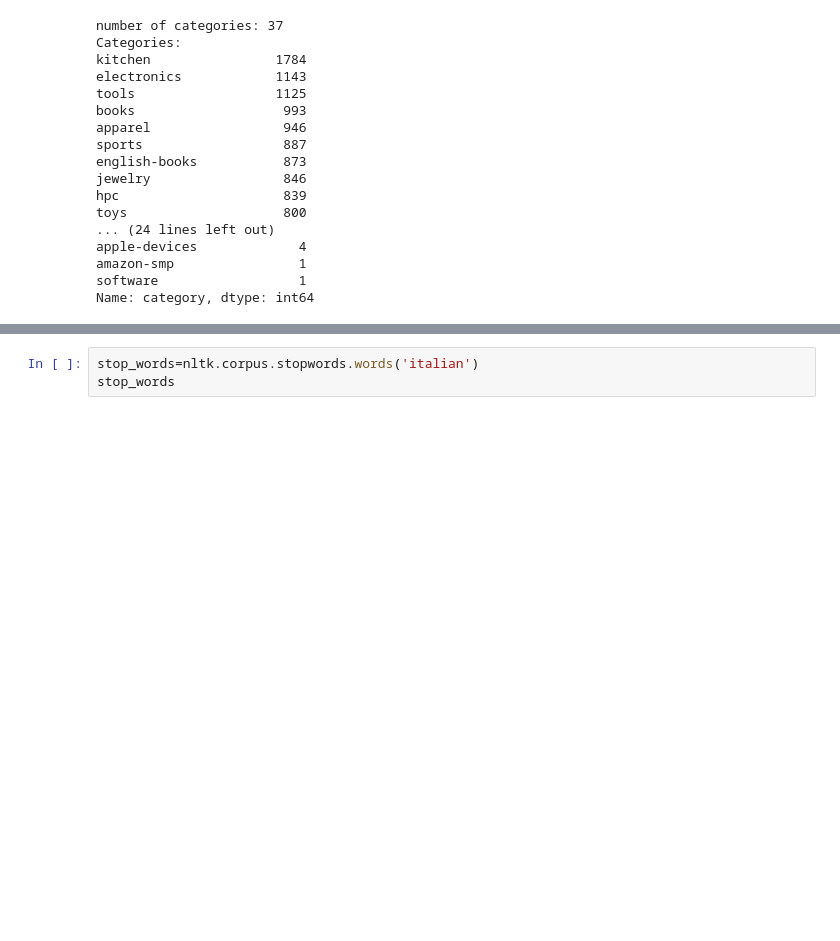
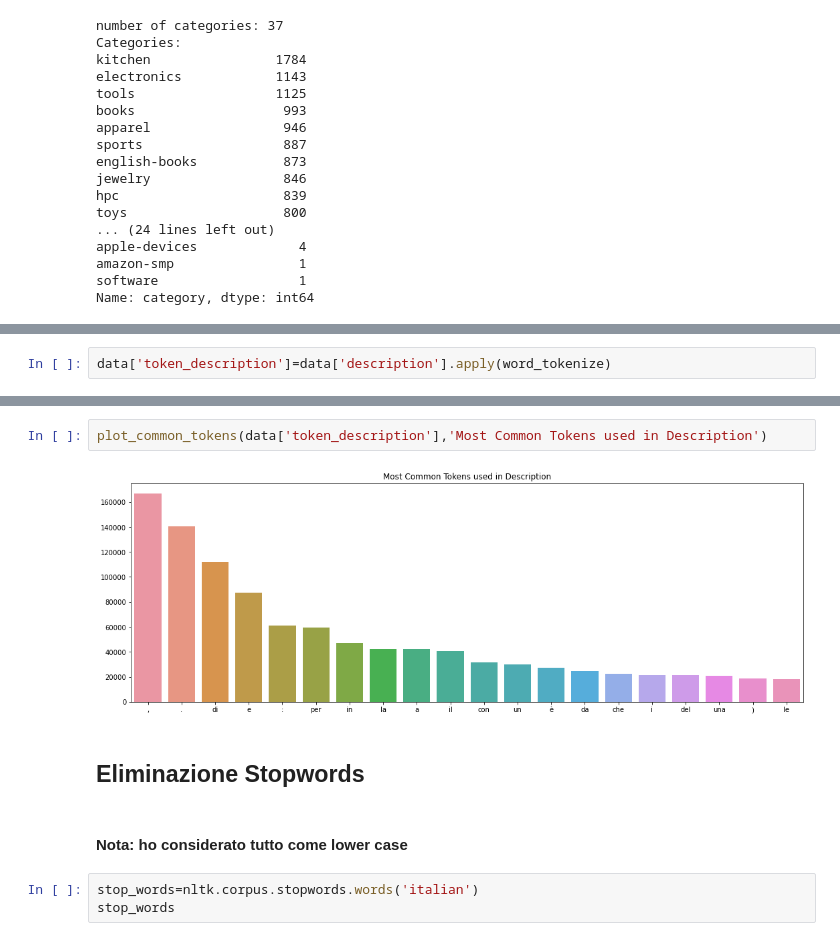
Before and after one commit to rpo19/DataAnalyticsProject, a Jupyter notebook: src/Data_Analytics_Project.ipynb, the cells around one changed output, grey strips where cells are left out. Drawn from its saved outputs; the diff is of its cells as text; blank space fills up the shorter version.

```diff
--- a/src/Data_Analytics_Project.ipynb
+++ b/src/Data_Analytics_Project.ipynb
@@ -108,0 +99,2 @@ Name: category, dtype: int64
+# %%
+data['token_description']=data['description'].apply(word_tokenize)
@@ -109,3 +116,11 @@ Name: category, dtype: int64
+# %%
+plot_common_tokens(data['token_description'],'Most Common Tokens used in Description')
+# %% [output]
+[figure, added]
+# %% [markdown]
+## Eliminazione Stopwords
+# %% [markdown]
+#### Nota: ho considerato tutto come lower case
 # %%
 stop_words=nltk.corpus.stopwords.words('italian')
 stop_words
```
Also changed, not shown: parts of 48 cells of this notebook.
